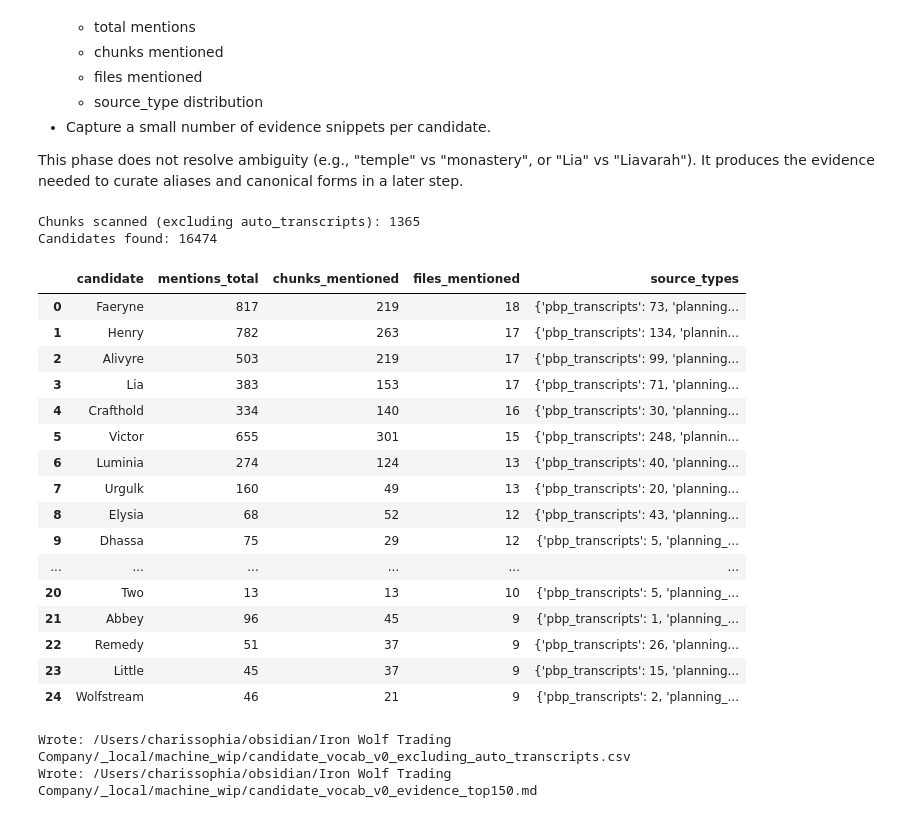
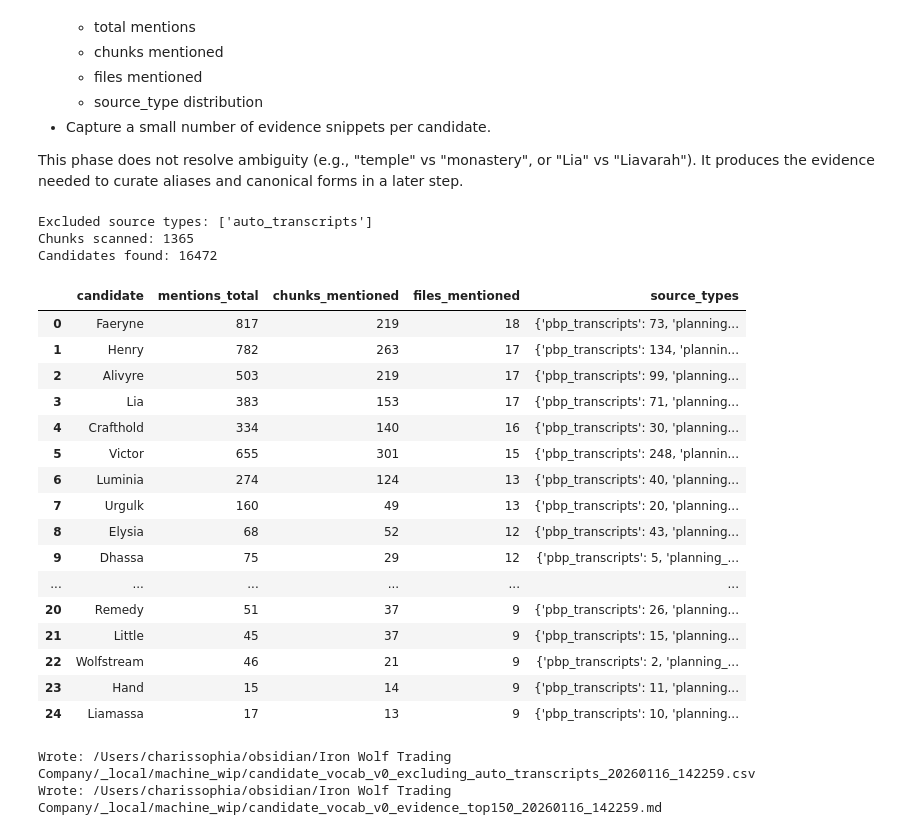
Before and after one commit to CharisSophia/iwtc-tools, a Jupyter notebook: notebooks/IWTC_Raw_Source_Indexing.ipynb, the cells around one changed output. Cells and saved outputs as stored; diff of their text form; code cells hidden in the pictures.

```diff
--- a/notebooks/IWTC_Raw_Source_Indexing.ipynb
+++ b/notebooks/IWTC_Raw_Source_Indexing.ipynb
@@ -48,7 +48,7 @@ OVERRIDE_PATHS = None
 # Selection behavior:
 #   "PROMPT" -> list candidates and prompt for selection
 #   "ALL"    -> select all candidates
-SOURCE_MODE = "ALL"
+SOURCE_MODE = "PROMPT"
 
 # Internal run metadata (do not edit)
 from datetime import datetime
@@ -1188,6 +1073,8 @@ import re
 
 TIME_LIKE_REGEX = r"\d{1,2}:\d{2}(?::\d{2})?(?:\s*[AP]M)?"
 
+# Header regexes are evaluated in order; first match wins.
+# Ordering reflects specificity and expected frequency.
 HEADER_REGEXES = [
     # auto_transcripts (most frequent, most rigid)
     ("auto_ts", re.compile(r"^\s*\d{1,2}:\d{2}(?::\d{2})?\s*$")),
@@ -1207,7 +1094,7 @@ HEADER_REGEXES = [
 ]
 
 CHUNKS_V0 = []
-chunk_global_id = 1
+chunk_global_id = 1 # global (not per-file) to allow stable cross-file references
 
 for src in LOADED_SOURCES:
     source_id = src["source_id"]
@@ -1216,7 +1103,7 @@ for src in LOADED_SOURCES:
     file_type = src.get("file_type", "unknown")
     lines = src["lines"]
 
-    current_kind = None
+    current_kind = "preamble"
     current_lines = []
     chunk_start_line = 1
 
@@ -1275,5 +1162,12 @@ print(f"Chunked v0: {len(CHUNKS_V0)} chunks from {len(LOADED_SOURCES)} files.")
 del TIME_LIKE_REGEX, HEADER_REGEXES, chunk_global_id
 del src, source_id, path, source_type, file_type, lines
 del current_kind, current_lines, chunk_start_line, idx, line, matched_kind
+
+# --- keep parameters ---
+# Core working sets: CHUNKS_V0, LOADED_SOURCES
+# Run intent: SOURCE_ORIGIN
+# Repository anchors: WORLD_ROOT, WORLD_REPOSITORY_DESCRIPTOR
+# I/O targets: WORKING_DRAFTS_PATH
+# Phase 7 prerequisites: VOCAB_ENTITIES_PATH, VOCAB_ALIASES_PATH, VOCAB_PC_MAP_PATH
 # %% [output]
 Chunked v0: 170010 chunks from 126 files.
@@ -1327,24 +1198,30 @@ It produces the evidence needed to curate aliases and canonical forms in a later
 # Phase 6: Vocabulary bootstrap (candidate proper nouns)
 # Input:  CHUNKS_V0 (list[dict])
 # Output: CANDIDATE_VOCAB (pandas DataFrame) + CSV written to WORKING_DRAFTS_PATH
-# Notes: Excludes auto_transcripts
+# Notes:
+#  - Excludes auto_transcripts
+#  - Output is intentionally noisy and non-canonical.
+#  - All candidates require human review before inclusion in vocab registries.
 
 import re
 from collections import defaultdict, Counter
 from pathlib import Path
 import pandas as pd
+from datetime import datetime
 
 # -----------------------
 # Configuration (v0)
 # -----------------------
 EXCLUDE_SOURCE_TYPES = {"auto_transcripts"}
 
+RUN_STAMP = datetime.now().strftime("%Y%m%d_%H%M%S")
+
 CONNECTORS = {
-    "of", "the", "and", "to", "in", "at", "on", "for", "from", "with", "by", "a", "an"
-    # time tokens
-    "AM", "PM"
+    "of", "the", "and", "to", "in", "at", "on", "for", "from", "with", "by", "a", "an",
 }
 
+# STOP_SINGLE is intentionally aggressive to suppress sentence-initial noise.
+# Better to miss weak candidates than flood the review set.
 STOP_SINGLE = {
     "I", "A", "An", "The", "And", "Or", "But", "We", "You", "He", "She", "They",
     "This", "That", "These", "Those", "It", "Its", "Our", "My", "Your", "His", "Her",
@@ -1355,7 +1232,7 @@ STOP_SINGLE = {
     "And","Or","But","So","Then","Than","Now","Just","Only","Also","Still","Even",
     "There","Here","This","That","These","Those","It","Its","We","You","He","She","They",
     "Do","Does","Did","Can","Could","Will","Would","Shall","Should","May","Might","Must",
-    "All","One","Well","Go","Ah","After","Oh","Let"
+    "All","One","Well","Go","Ah","After","Oh","Let","AM","PM"
 }
 
 STOP_TOKENS = {"##", "#", "###", ">", "*", "-", "_", "`"}
@@ -1406,6 +1283,8 @@ for chunk in included_chunks:
     concat_text = " ".join(" ".join(content_lines).split())
 
     # Evidence snippet (reuse for all candidates found in this chunk)
+    # This favors coverage over per-mention precision (acceptable for v0).
+
     if len(concat_text) > MAX_SNIPPET_CHARS:
         snippet = concat_text[: MAX_SNIPPET_CHARS - 3] + "..."
     else:
@@ -1447,8 +1326,8 @@ for chunk in included_chunks:
         else:
             i += 1
 
-    # Words that appear somewhere other than position 0
-    non_initial_words = set(words[1:])
+    # # Words that appear somewhere other than position 0
+    # non_initial_words = set(words[1:])
 
     # ---- extract single-word propers ----
     for w in words:
@@ -1514,7 +1393,8 @@ if not CANDIDATE_VOCAB.empty:
         .reset_index(drop=True)
     )
 
-print(f"Chunks scanned (excluding auto_transcripts): {len(included_chunks)}")
+print(f"Excluded source types: {sorted(EXCLUDE_SOURCE_TYPES)}")
+print(f"Chunks scanned: {len(included_chunks)}")
 print(f"Candidates found: {len(CANDIDATE_VOCAB)}")
 display(CANDIDATE_VOCAB.head(25))
 
@@ -1524,12 +1404,12 @@ display(CANDIDATE_VOCAB.head(25))
 out_dir = Path(WORKING_DRAFTS_PATH)
 out_dir.mkdir(parents=True, exist_ok=True)
 
-csv_path = out_dir / "candidate_vocab_v0_excluding_auto_transcripts.csv"
+csv_path = out_dir / f"candidate_vocab_v0_excluding_auto_transcripts_{RUN_STAMP}.csv"
 CANDIDATE_VOCAB.to_csv(csv_path, index=False, encoding="utf-8")
 print(f"Wrote: {csv_path}")
 
 TOP_N = 150
-md_path = out_dir / "candidate_vocab_v0_evidence_top150.md"
+md_path = out_dir / f"candidate_vocab_v0_evidence_top{TOP_N}_{RUN_STAMP}.md"
 
 with md_path.open("w", encoding="utf-8") as f:
     f.write("# Candidate vocab evidence (v0, excluding auto_transcripts)\n\n")
@@ -1539,42 +1419,54 @@ with md_path.open("w", encoding="utf-8") as f:
         cand = row["candidate"]
         f.write(f"## {i+1}. {cand}\n\n")
         f.write(f"- mentions_total: {row['mentions_total']}\n")
         f.write(f"- chunks_mentioned: {row['chunks_mentioned']}\n")
         f.write(f"- files_mentioned: {row['files_mentioned']}\n")
         f.write(f"- source_types: {row['source_types']}\n\n")
 
         for ev in evidence.get(cand, []):
             f.write(
                 f"- chunk {ev['chunk_id']} [{ev['source_type']}] "
                 f"{ev['path']} L{ev['start_line']}-L{ev['end_line']}\n"
             )
             f.write(f"  - {ev['snippet']}\n")
 
         f.write("\n")
 
 print(f"Wrote: {md_path}")
+
+# Cleanup locals (keep CANDIDATE_VOCAB for downstream use)
+del RUN_STAMP, out_dir, csv_path, md_path, TOP_N
+del included_chunks, chunk, chunk_id, source_type, path, lines, header_kind, content_lines
+del concat_text, snippet, words, candidates, i, n, w, parts, cap_count, j, wj, wj_lower
+del seen_this_chunk, cand, total, rows, row, ev, f
+del mentions, chunks_mentioned, files_mentioned, by_source_type, evidence
+del CONNECTORS, STOP_SINGLE, STOP_TOKENS
+del MAX_EVIDENCE_PER_CANDIDATE, MAX_SNIPPET_CHARS
+del WORD_REGEX, TITLE_WORD_REGEX, ACRONYM_REGEX
+del EXCLUDE_SOURCE_TYPES
 # %% [output]
-Chunks scanned (excluding auto_transcripts): 1365
-Candidates found: 16474
+Excluded source types: ['auto_transcripts']
+Chunks scanned: 1365
+Candidates found: 16472
 |  | candidate | mentions_total | chunks_mentioned | files_mentioned | source_types |
 | 0 | Faeryne | 817 | 219 | 18 | {'pbp_transcripts': 73, 'planning... |
 | 1 | Henry | 782 | 263 | 17 | {'pbp_transcripts': 134, 'plannin... |
 | 2 | Alivyre | 503 | 219 | 17 | {'pbp_transcripts': 99, 'planning... |
 | 3 | Lia | 383 | 153 | 17 | {'pbp_transcripts': 71, 'planning... |
 | 4 | Crafthold | 334 | 140 | 16 | {'pbp_transcripts': 30, 'planning... |
 | 5 | Victor | 655 | 301 | 15 | {'pbp_transcripts': 248, 'plannin... |
 | 6 | Luminia | 274 | 124 | 13 | {'pbp_transcripts': 40, 'planning... |
 | 7 | Urgulk | 160 | 49 | 13 | {'pbp_transcripts': 20, 'planning... |
 | 8 | Elysia | 68 | 52 | 12 | {'pbp_transcripts': 43, 'planning... |
 | 9 | Dhassa | 75 | 29 | 12 | {'pbp_transcripts': 5, 'planning_... |
 | ... | ... | ... | ... | ... | ... |
-| 20 | Two | 13 | 13 | 10 | {'pbp_transcripts': 5, 'planning_... |
-| 21 | Abbey | 96 | 45 | 9 | {'pbp_transcripts': 1, 'planning_... |
-| 22 | Remedy | 51 | 37 | 9 | {'pbp_transcripts': 26, 'planning... |
-| 23 | Little | 45 | 37 | 9 | {'pbp_transcripts': 15, 'planning... |
-| 24 | Wolfstream | 46 | 21 | 9 | {'pbp_transcripts': 2, 'planning_... |
+| 20 | Remedy | 51 | 37 | 9 | {'pbp_transcripts': 26, 'planning... |
+| 21 | Little | 45 | 37 | 9 | {'pbp_transcripts': 15, 'planning... |
+| 22 | Wolfstream | 46 | 21 | 9 | {'pbp_transcripts': 2, 'planning_... |
+| 23 | Hand | 15 | 14 | 9 | {'pbp_transcripts': 11, 'planning... |
+| 24 | Liamassa | 17 | 13 | 9 | {'pbp_transcripts': 10, 'planning... |
-Wrote: /Users/charissophia/obsidian/Iron Wolf Trading Company/_local/machine_wip/candidate_vocab_v0_excluding_auto_transcripts.csv
-Wrote: /Users/charissophia/obsidian/Iron Wolf Trading Company/_local/machine_wip/candidate_vocab_v0_evidence_top150.md
+Wrote: /Users/charissophia/obsidian/Iron Wolf Trading Company/_local/machine_wip/candidate_vocab_v0_excluding_auto_transcripts_20260116_142259.csv
+Wrote: /Users/charissophia/obsidian/Iron Wolf Trading Company/_local/machine_wip/candidate_vocab_v0_evidence_top150_20260116_142259.md
 # %%
 # Show top multi-word candidates by mentions
 mw = CANDIDATE_VOCAB[CANDIDATE_VOCAB["candidate"].str.contains(" ", regex=False)]
```
Also changed, not shown: parts of 14 cells of this notebook, 1 other file.
